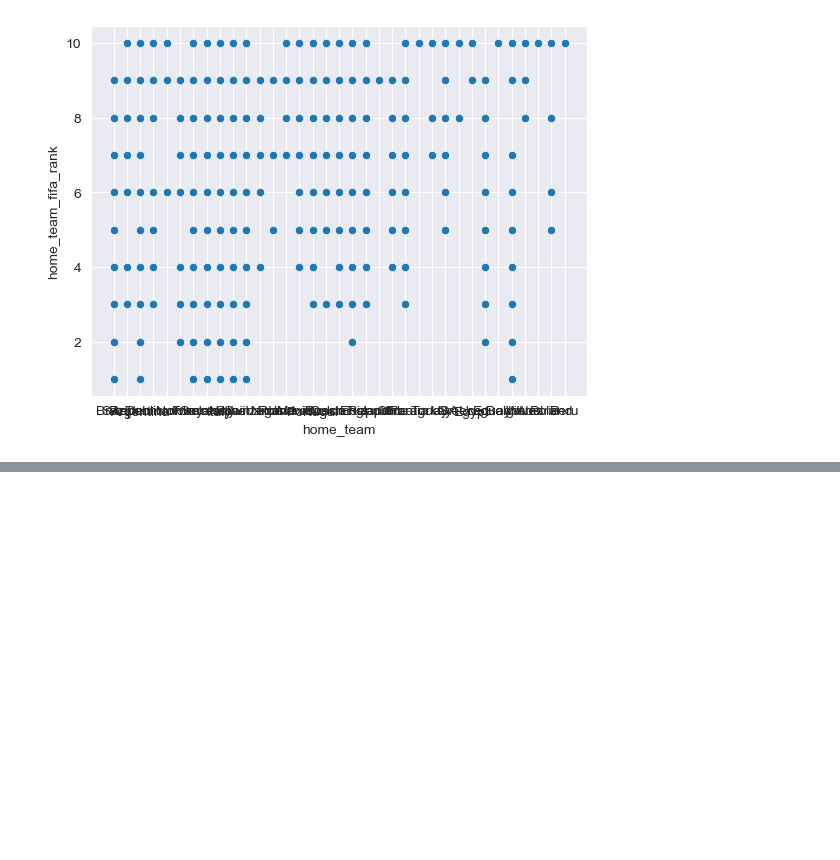
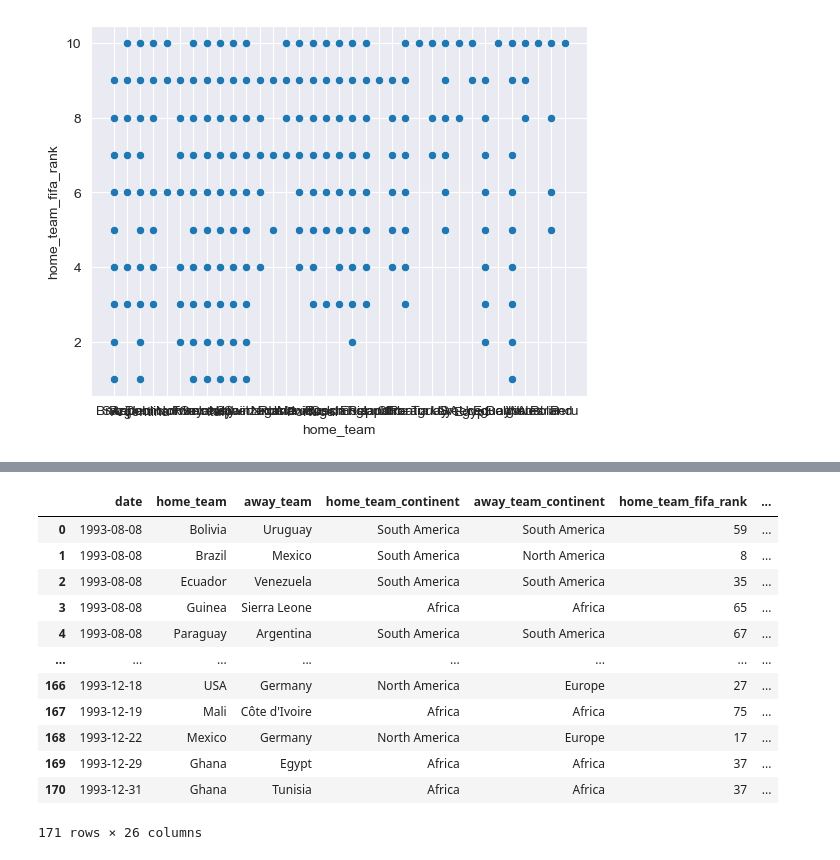
Before and after one commit to ZacharyHurt89/DataDivers_Group_Repo, a Jupyter notebook: In_Work_ZH/initial_data_pull.ipynb, the cells around one changed output, grey strips where cells are left out. Cells and saved outputs as stored; diff of their text form; code cells hidden in the pictures; blank space fills up the shorter version.

```diff
--- a/In_Work_ZH/initial_data_pull.ipynb
+++ b/In_Work_ZH/initial_data_pull.ipynb
@@ -273,0 +380,3 @@ sns.scatterplot(x=top_ten_home_teams_by_rank['home_team'], y=top_ten_home_teams_
+# %%
+fifa_yearly_df = {year:fifa_df[fifa_df['year'] == year] for year in fifa_df['year'].unique()}
+print(fifa_yearly_df[1993])
@@ -273,0 +401,16 @@ sns.scatterplot(x=top_ten_home_teams_by_rank['home_team'], y=top_ten_home_teams_
+# %%
+fifa_yearly_df[1993]
+# %% [output]
+|  | date | home_team | away_team | home_team_continent | away_team_continent | home_team_fifa_rank | ... |
+| 0 | 1993-08-08 | Bolivia | Uruguay | South America | South America | 59 | ... |
+| 1 | 1993-08-08 | Brazil | Mexico | South America | North America | 8 | ... |
+| 2 | 1993-08-08 | Ecuador | Venezuela | South America | South America | 35 | ... |
+| 3 | 1993-08-08 | Guinea | Sierra Leone | Africa | Africa | 65 | ... |
+| 4 | 1993-08-08 | Paraguay | Argentina | South America | South America | 67 | ... |
+| ... | ... | ... | ... | ... | ... | ... | ... |
+| 166 | 1993-12-18 | USA | Germany | North America | Europe | 27 | ... |
+| 167 | 1993-12-19 | Mali | Côte d'Ivoire | Africa | Africa | 75 | ... |
+| 168 | 1993-12-22 | Mexico | Germany | North America | Europe | 17 | ... |
+| 169 | 1993-12-29 | Ghana | Egypt | Africa | Africa | 37 | ... |
+| 170 | 1993-12-31 | Ghana | Tunisia | Africa | Africa | 37 | ... |
+171 rows × 26 columns
```
Also changed, not shown: parts of 9 cells of this notebook.
